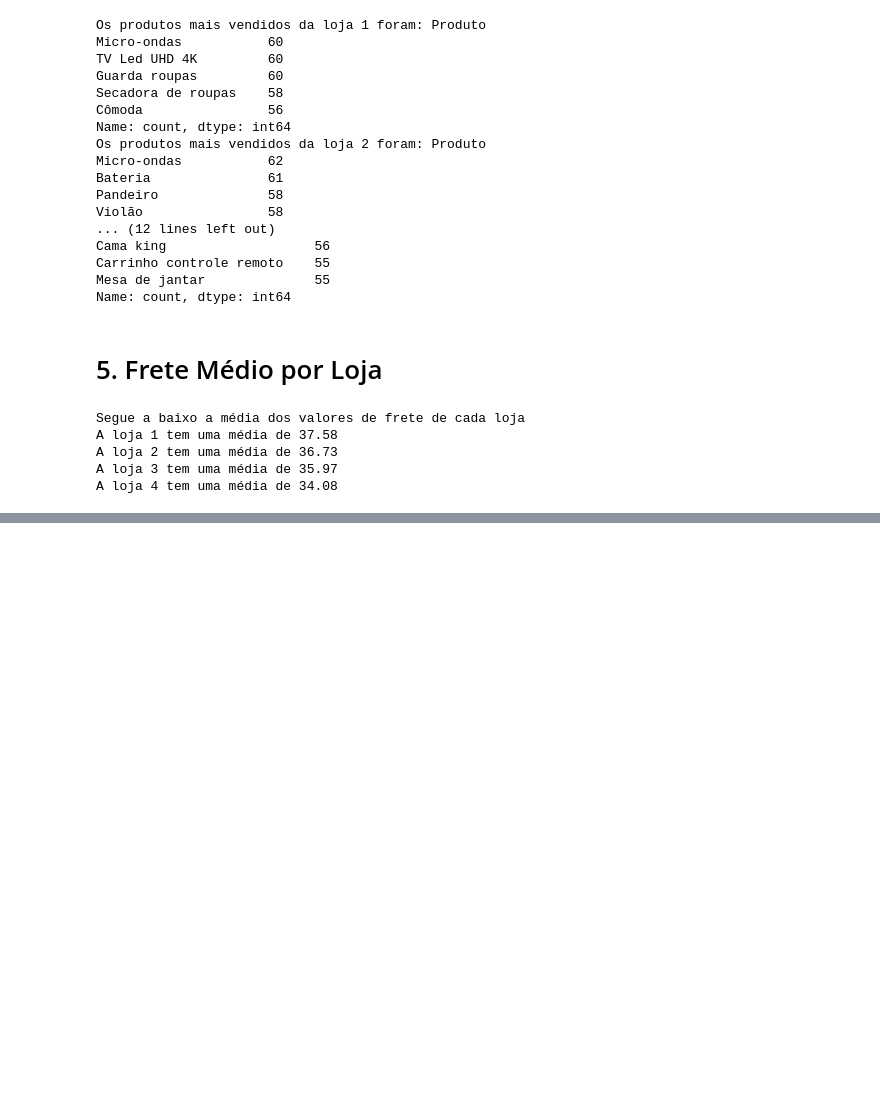
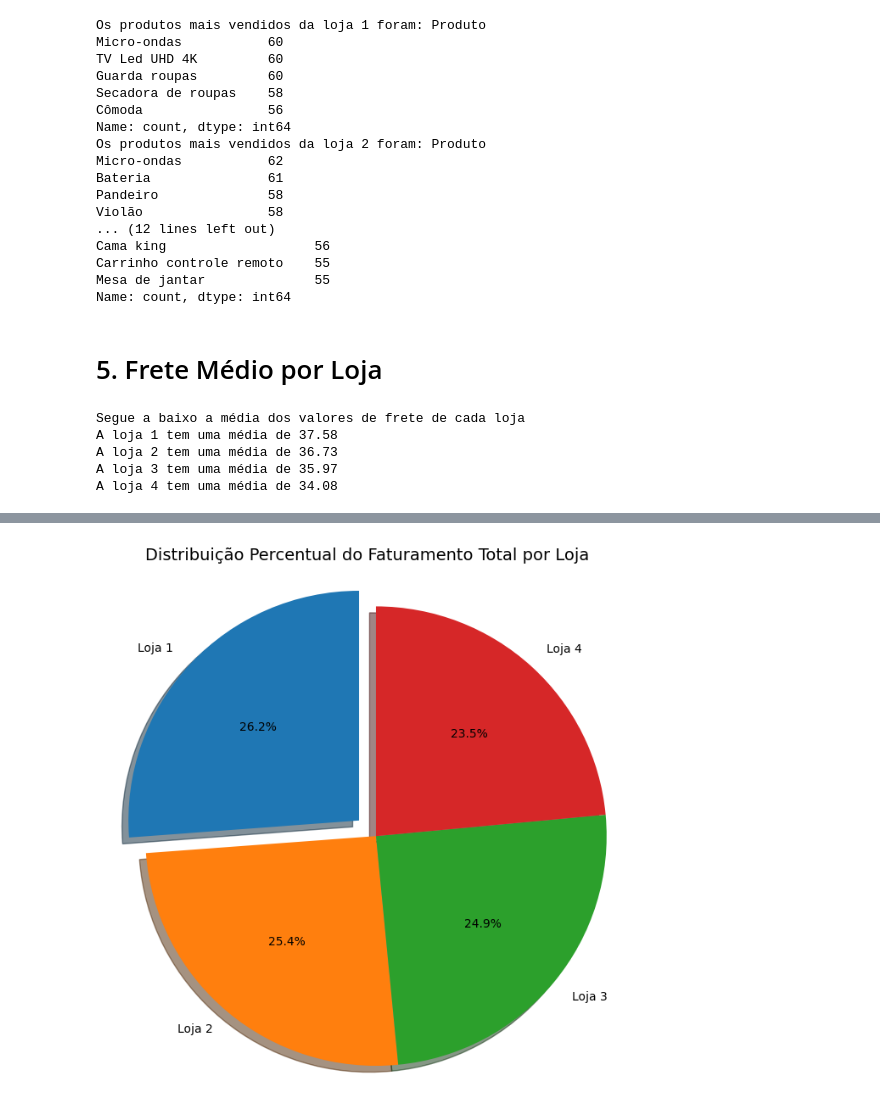
Before and after one commit to Fawller97/AnaliseFinal, a Jupyter notebook: AluraStoreBrasil.ipynb, the cells around one changed output, grey strips where cells are left out. Saved outputs shown, nothing was run; the diff lists cells and outputs as text; code cells hidden in the pictures; blank space fills up the shorter version.

```diff
--- a/AluraStoreBrasil.ipynb
+++ b/AluraStoreBrasil.ipynb
@@ -361,0 +398,25 @@ A loja 4 tem uma média de 34.08
+# %%
+import matplotlib.pyplot as plt
+
+
+lojas = ['Loja 1', 'Loja 2', 'Loja 3', 'Loja 4']
+faturamentos = [1512051.15, 1464432.2399999998, 1440676.27, 1358113.8]
+
+plt.figure(figsize=(8, 8))
+plt.pie(
+    faturamentos,
+    explode=explode,
+    labels=lojas,
+    autopct='%1.1f%%',
+    shadow=True,
+    startangle=90
+)
+
+
+plt.title('Distribuição Percentual do Faturamento Total por Loja', fontsize=14)
+plt.axis('equal')
+
+
+plt.show()
+# %% [output]
+[figure, added]
```
Also changed, not shown: parts of 2 cells of this notebook.
